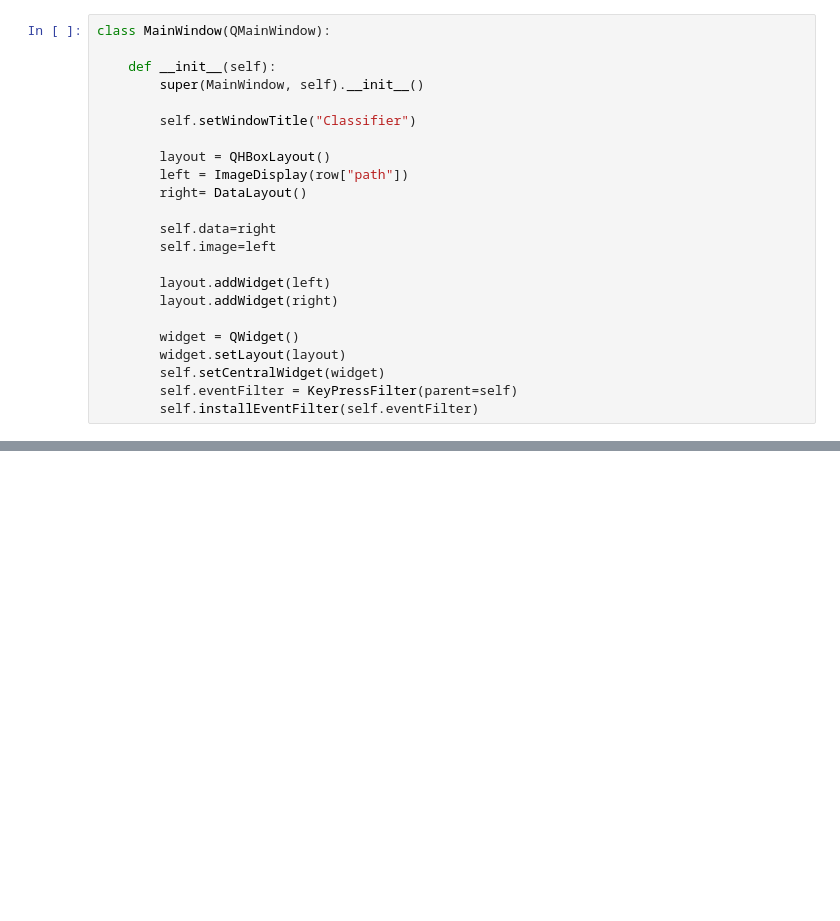
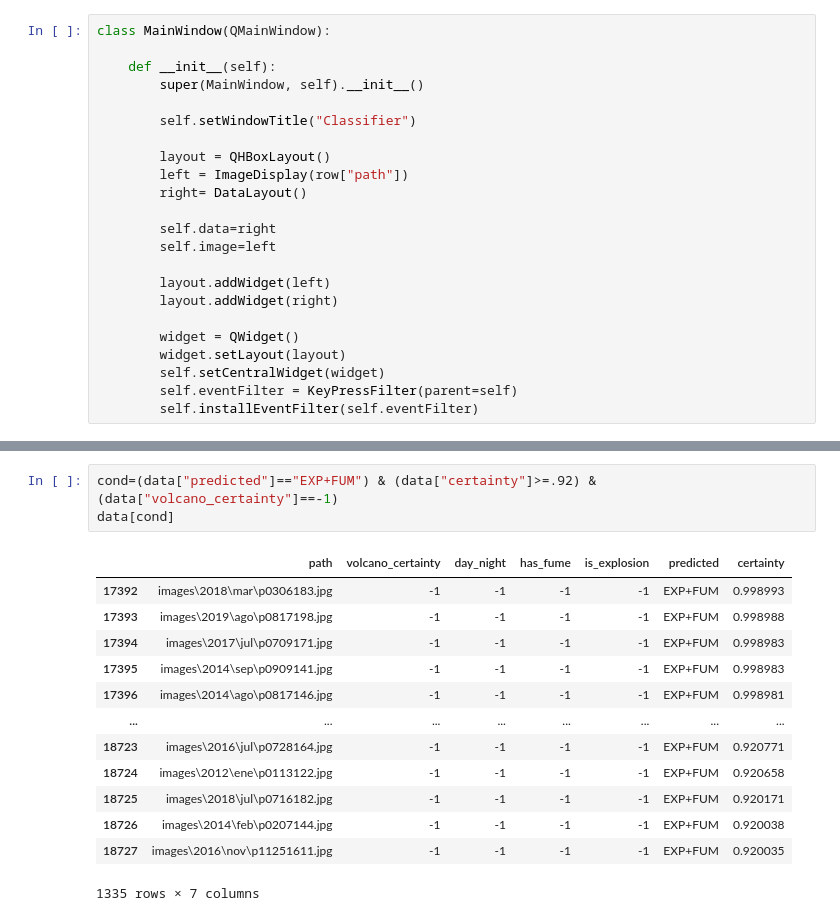
Before and after one commit to mirluvams/tesis, a Jupyter notebook: data-classification.ipynb, the cells around one changed output, grey strips where cells are left out. Saved outputs shown, nothing was run; the diff lists cells and outputs as text; blank space fills up the shorter version.

Commit message:
Classified all images again

```diff
--- a/data-classification.ipynb
+++ b/data-classification.ipynb
@@ -220,0 +218,17 @@ if __name__ == "__main__" and remainder>0:
+# %%
+cond=(data["predicted"]=="EXP+FUM") & (data["certainty"]>=.92) & (data["volcano_certainty"]==-1)
+data[cond]
+# %% [output]
+|  | path | volcano_certainty | day_night | has_fume | is_explosion | predicted | certainty |
+| 17392 | images\2018\mar\p0306183.jpg | -1 | -1 | -1 | -1 | EXP+FUM | 0.998993 |
+| 17393 | images\2019\ago\p0817198.jpg | -1 | -1 | -1 | -1 | EXP+FUM | 0.998988 |
+| 17394 | images\2017\jul\p0709171.jpg | -1 | -1 | -1 | -1 | EXP+FUM | 0.998983 |
+| 17395 | images\2014\sep\p0909141.jpg | -1 | -1 | -1 | -1 | EXP+FUM | 0.998983 |
+| 17396 | images\2014\ago\p0817146.jpg | -1 | -1 | -1 | -1 | EXP+FUM | 0.998981 |
+| ... | ... | ... | ... | ... | ... | ... | ... |
+| 18723 | images\2016\jul\p0728164.jpg | -1 | -1 | -1 | -1 | EXP+FUM | 0.920771 |
+| 18724 | images\2012\ene\p0113122.jpg | -1 | -1 | -1 | -1 | EXP+FUM | 0.920658 |
+| 18725 | images\2018\jul\p0716182.jpg | -1 | -1 | -1 | -1 | EXP+FUM | 0.920171 |
+| 18726 | images\2014\feb\p0207144.jpg | -1 | -1 | -1 | -1 | EXP+FUM | 0.920038 |
+| 18727 | images\2016\nov\p11251611.jpg | -1 | -1 | -1 | -1 | EXP+FUM | 0.920035 |
+1335 rows × 7 columns
```
Also changed, not shown: parts of 11 cells of this notebook, 2 other files.
